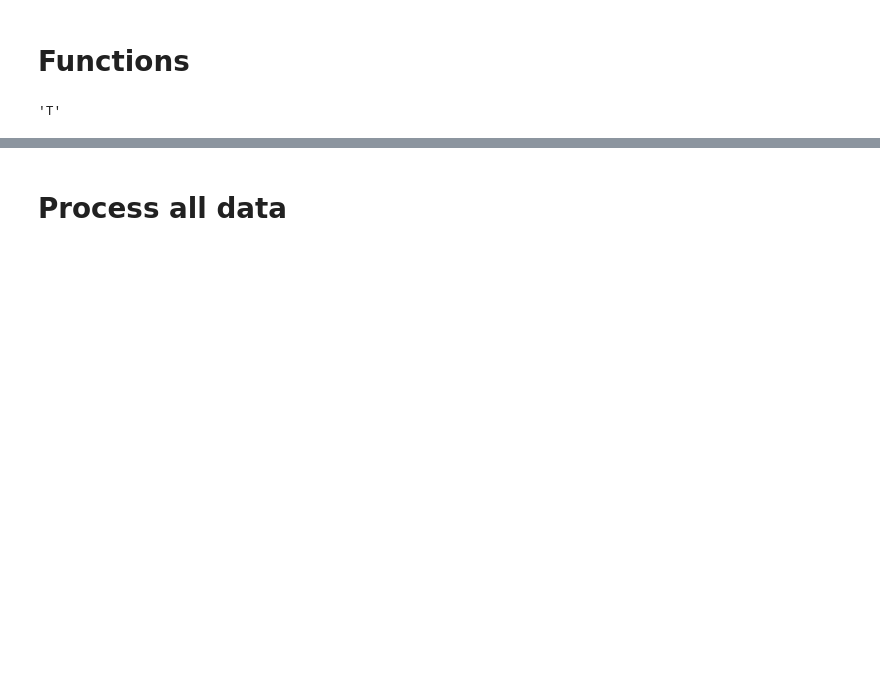
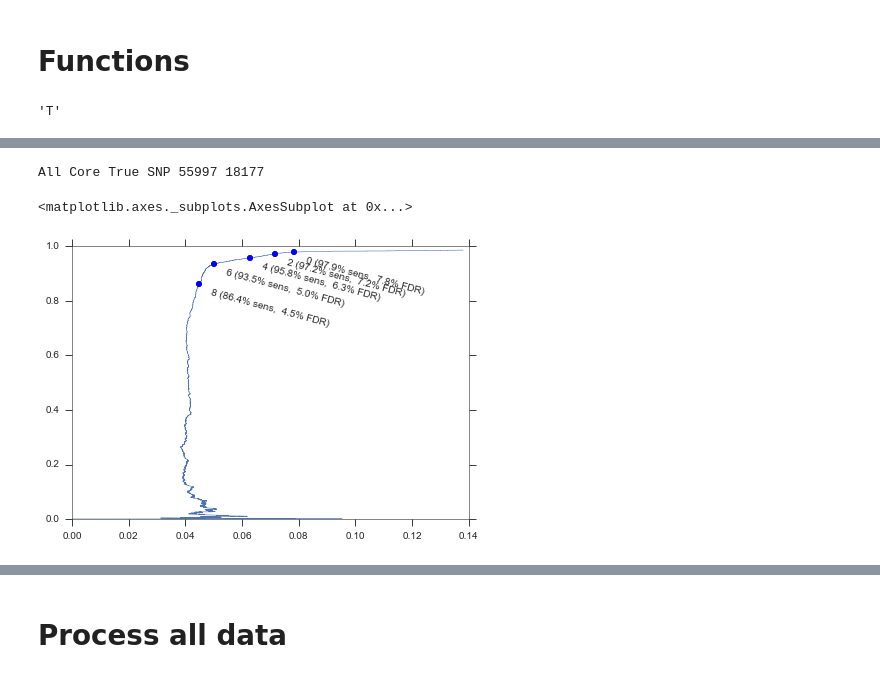
Before and after one commit to malariagen/methods-dev, a Jupyter notebook: pf3k_techbm/notebooks/20150915_assess_release4.ipynb, the cells around one changed output, grey strips where cells are left out. Saved outputs shown, nothing was run; the diff lists cells and outputs as text; code cells hidden in the pictures; blank space fills up the shorter version.

```diff
--- a/pf3k_techbm/notebooks/20150915_assess_release4.ipynb
+++ b/pf3k_techbm/notebooks/20150915_assess_release4.ipynb
@@ -359,0 +582,6 @@ def plotROC(isolate_code='7G8', RegionType='Core', IsCoding=True, mode='SNP',
+# %%
+plotFDRsens(show_annotations=True, min_Truth_distance_nearest=100)
+# %% [output]
+All Core True SNP 55997 18177
+<matplotlib.axes._subplots.AxesSubplot at 0x...>
+[figure, added]
```
Also changed, not shown: parts of 103 cells of this notebook, 13 other files.
